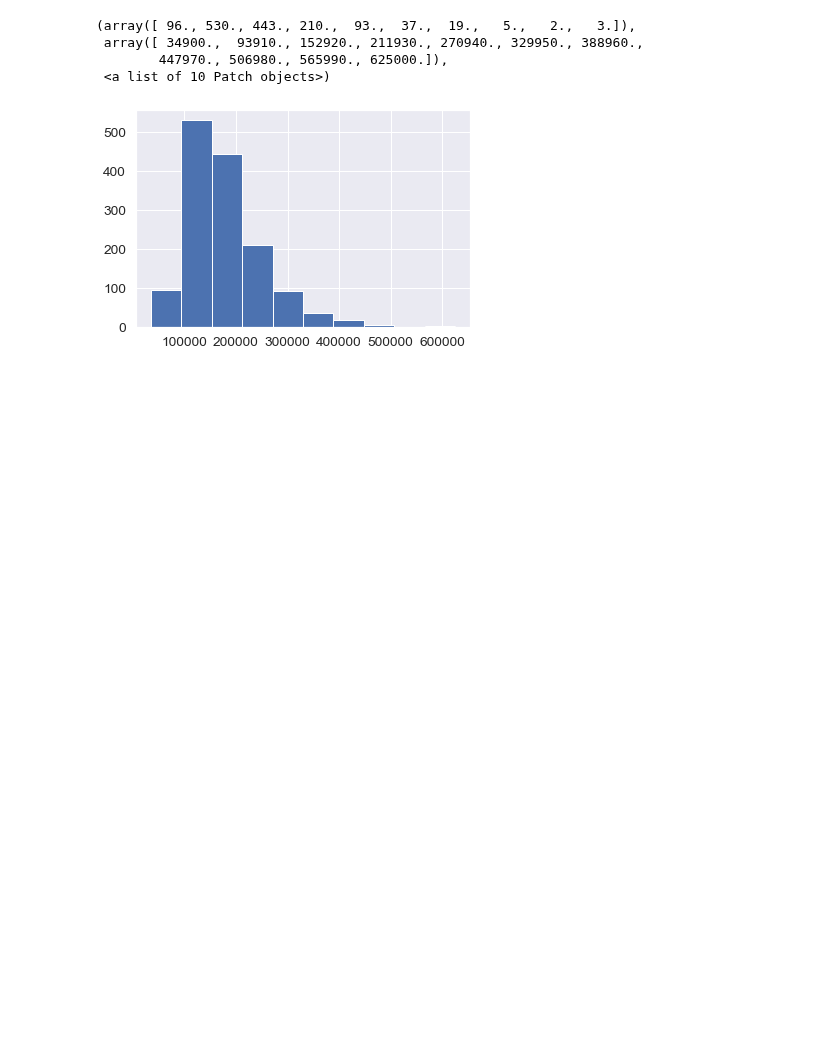
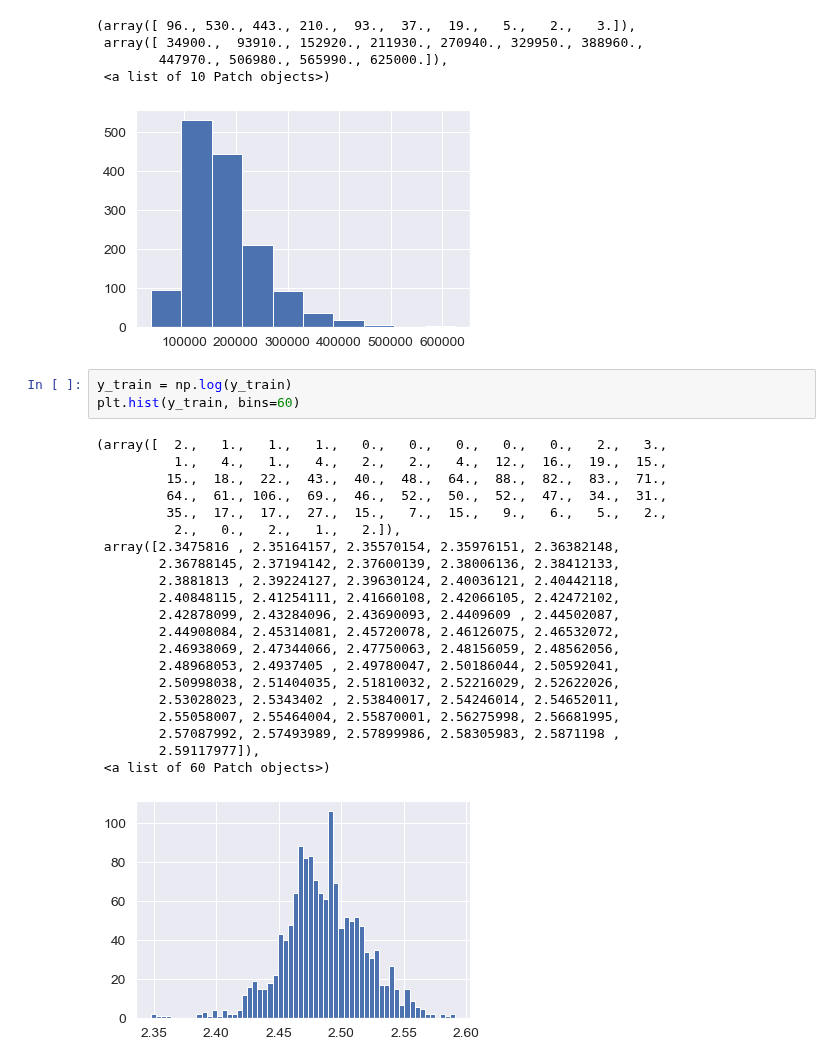
Before and after one commit to sebastianberge/ames-housing-prices, a Jupyter notebook: Ames - Housing Prices.ipynb, the cells around one changed output. Cells and saved outputs as stored; diff of their text form; blank space fills up the shorter version.

```diff
--- a/Ames - Housing Prices.ipynb
+++ b/Ames - Housing Prices.ipynb
@@ -306,3 +306,28 @@ plt.hist(y_train)
         447970., 506980., 565990., 625000.]),
  <a list of 10 Patch objects>)
 [figure]
+# %%
+y_train = np.log(y_train)
+plt.hist(y_train, bins=60)
+# %% [output]
+(array([  2.,   1.,   1.,   1.,   0.,   0.,   0.,   0.,   0.,   2.,   3.,
+          1.,   4.,   1.,   4.,   2.,   2.,   4.,  12.,  16.,  19.,  15.,
+         15.,  18.,  22.,  43.,  40.,  48.,  64.,  88.,  82.,  83.,  71.,
+         64.,  61., 106.,  69.,  46.,  52.,  50.,  52.,  47.,  34.,  31.,
+         35.,  17.,  17.,  27.,  15.,   7.,  15.,   9.,   6.,   5.,   2.,
+          2.,   0.,   2.,   1.,   2.]),
+ array([2.3475816 , 2.35164157, 2.35570154, 2.35976151, 2.36382148,
+        2.36788145, 2.37194142, 2.37600139, 2.38006136, 2.38412133,
+        2.3881813 , 2.39224127, 2.39630124, 2.40036121, 2.40442118,
+        2.40848115, 2.41254111, 2.41660108, 2.42066105, 2.42472102,
+        2.42878099, 2.43284096, 2.43690093, 2.4409609 , 2.44502087,
+        2.44908084, 2.45314081, 2.45720078, 2.46126075, 2.46532072,
+        2.46938069, 2.47344066, 2.47750063, 2.48156059, 2.48562056,
+        2.48968053, 2.4937405 , 2.49780047, 2.50186044, 2.50592041,
+        2.50998038, 2.51404035, 2.51810032, 2.52216029, 2.52622026,
+        2.53028023, 2.5343402 , 2.53840017, 2.54246014, 2.54652011,
+        2.55058007, 2.55464004, 2.55870001, 2.56275998, 2.56681995,
+        2.57087992, 2.57493989, 2.57899986, 2.58305983, 2.5871198 ,
+        2.59117977]),
+ <a list of 60 Patch objects>)
+[figure, added]
```
